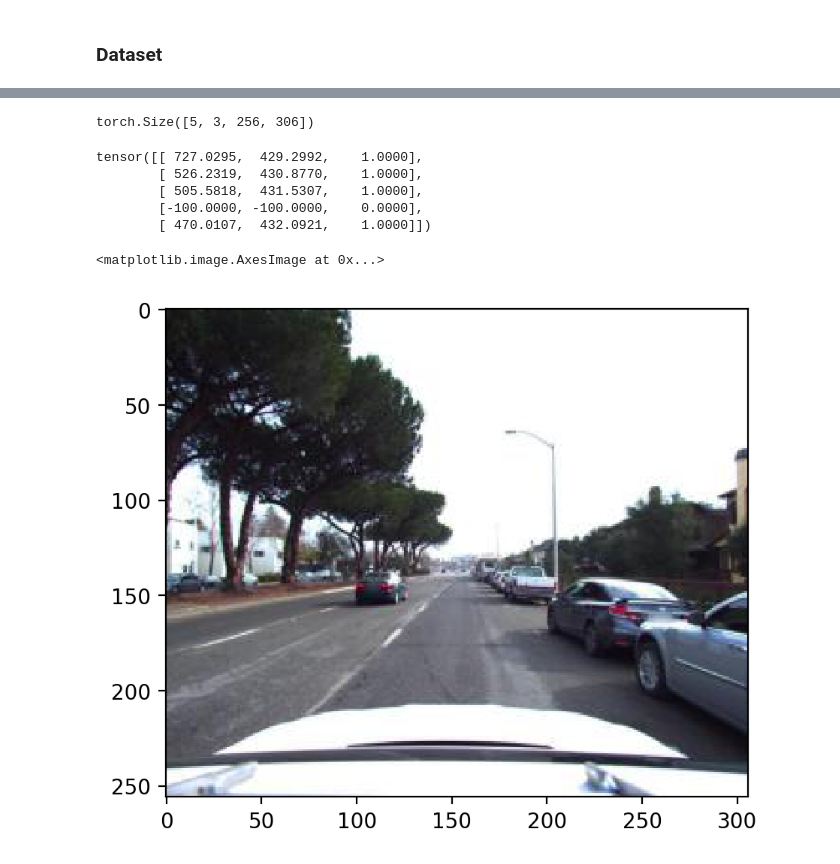
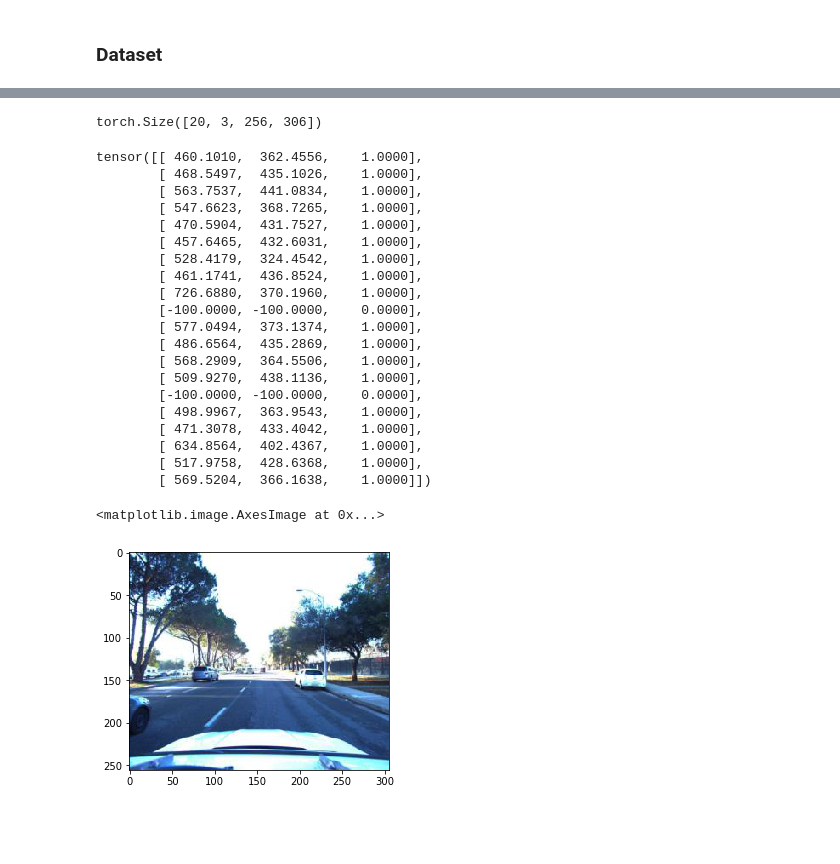
Before and after one commit to vwrj/Self-Driving, a Jupyter notebook: super_simple_model.ipynb, the cells around one changed output, grey strips where cells are left out. Drawn from its saved outputs; the diff is of its cells as text; code cells hidden in the pictures; blank space fills up the shorter version.

Commit message:
train/val for simple model

```diff
--- a/super_simple_model.ipynb
+++ b/super_simple_model.ipynb
@@ -5,7 +5,7 @@ import random
 import numpy as np
 import pandas as pd
 import pdb
-
+from collections import OrderedDict
 import matplotlib
 import matplotlib.pyplot as plt
 from matplotlib import collections  as mc
@@ -26,15 +26,16 @@ torch.manual_seed(0);
 
 # All the images are saved in image_folder
 # All the labels are saved in the annotation_csv file
-image_folder = 'data'
-annotation_csv = 'data/annotation.csv'
+image_folder = '/scratch/vr1059/self-driving-data/data'
+annotation_csv = '/scratch/vr1059/self-driving-data/data/annotation.csv'
 
 # You shouldn't change the unlabeled_scene_index
 # The first 106 scenes are unlabeled
 unlabeled_scene_index = np.arange(106)
 # The scenes from 106 - 133 are labeled
 # You should devide the labeled_scene_index into two subsets (training and validation)
-labeled_scene_index = np.arange(106, 134)
+train_labeled_scene_index = np.arange(106, 130)
+val_labeled_scene_index = np.arange(130, 134)
 # %%
 def unit_vector(vector):
     """ Returns the unit vector of the vector.  """
@@ -62,7 +63,13 @@ def angle_between(v1, v2):
 transform = torchvision.transforms.ToTensor()
 labeled_trainset = LabeledDataset(image_folder=image_folder,
                                   annotation_file=annotation_csv,
-                                  scene_index=labeled_scene_index,
+                                  scene_index=train_labeled_scene_index,
+                                  transform=transform,
+                                  extra_info=True
+                                 )
+labeled_valset = LabeledDataset(image_folder=image_folder,
+                                  annotation_file=annotation_csv,
+                                  scene_index=val_labeled_scene_index,
                                   transform=transform,
                                   extra_info=True
                                  )
@@ -85,7 +92,7 @@ def front_collate_fn(batch):
         bb_tens = x[1]['bounding_box']
         bbs.append(bb_tens)
         x_min = 800
-        bb_cand = (-100, -100, 0)
+        bb_cand = (-500, -500, 0)
 
         for i, corners in enumerate(bb_tens):
             # Get bird's eye view coordinates.
@@ -110,4 +117,5 @@ def front_collate_fn(batch):
     boom = torch.stack(front_imgs), torch.tensor(target), torch.stack(road_imgs), bbs, torch.stack(front_right_imgs), torch.stack(front_left_imgs)
     return boom
 
-trainloader = torch.utils.data.DataLoader(labeled_trainset, batch_size=5, shuffle=True, collate_fn=front_collate_fn)
+train_loader = torch.utils.data.DataLoader(labeled_trainset, batch_size=20, shuffle=True, collate_fn=front_collate_fn)
+val_loader = torch.utils.data.DataLoader(labeled_valset, batch_size=20, shuffle=False, collate_fn=front_collate_fn)
@@ -114,24 +276,39 @@ trainloader = torch.utils.data.DataLoader(labeled_trainset, batch_size=5, shuffl
 # %%
-sample, target, road_img, bbs, front_right, front_left = iter(trainloader).next()
+sample, target, road_img, bbs, front_right, front_left = iter(train_loader).next()
 # %%
 sample.shape
 # %% [output]
-torch.Size([5, 3, 256, 306])
+torch.Size([20, 3, 256, 306])
 # %%
 target
 # %% [output]
-tensor([[ 727.0295,  429.2992,    1.0000],
-        [ 526.2319,  430.8770,    1.0000],
-        [ 505.5818,  431.5307,    1.0000],
+tensor([[ 460.1010,  362.4556,    1.0000],
+        [ 468.5497,  435.1026,    1.0000],
+        [ 563.7537,  441.0834,    1.0000],
+        [ 547.6623,  368.7265,    1.0000],
+        [ 470.5904,  431.7527,    1.0000],
+        [ 457.6465,  432.6031,    1.0000],
+        [ 528.4179,  324.4542,    1.0000],
+        [ 461.1741,  436.8524,    1.0000],
+        [ 726.6880,  370.1960,    1.0000],
         [-100.0000, -100.0000,    0.0000],
-        [ 470.0107,  432.0921,    1.0000]])
+        [ 577.0494,  373.1374,    1.0000],
+        [ 486.6564,  435.2869,    1.0000],
+        [ 568.2909,  364.5506,    1.0000],
+        [ 509.9270,  438.1136,    1.0000],
+        [-100.0000, -100.0000,    0.0000],
+        [ 498.9967,  363.9543,    1.0000],
+        [ 471.3078,  433.4042,    1.0000],
+        [ 634.8564,  402.4367,    1.0000],
+        [ 517.9758,  428.6368,    1.0000],
+        [ 569.5204,  366.1638,    1.0000]])
 # %%
-idx = 4
+idx = 0
 plt.imshow(sample[idx][:, :, :].numpy().transpose(1, 2, 0))
 # plt.imshow(front_right[idx][:, :, :].numpy().transpose(1, 2, 0))
 # %% [output]
 <matplotlib.image.AxesImage at 0x...>
-[figure, old version]
+[figure, new version]
 # %%
 fig, ax = plt.subplots()
 ax.imshow(road_img[idx], cmap ='binary');
```
Also changed, not shown: parts of 8 cells of this notebook, 1 other file.
